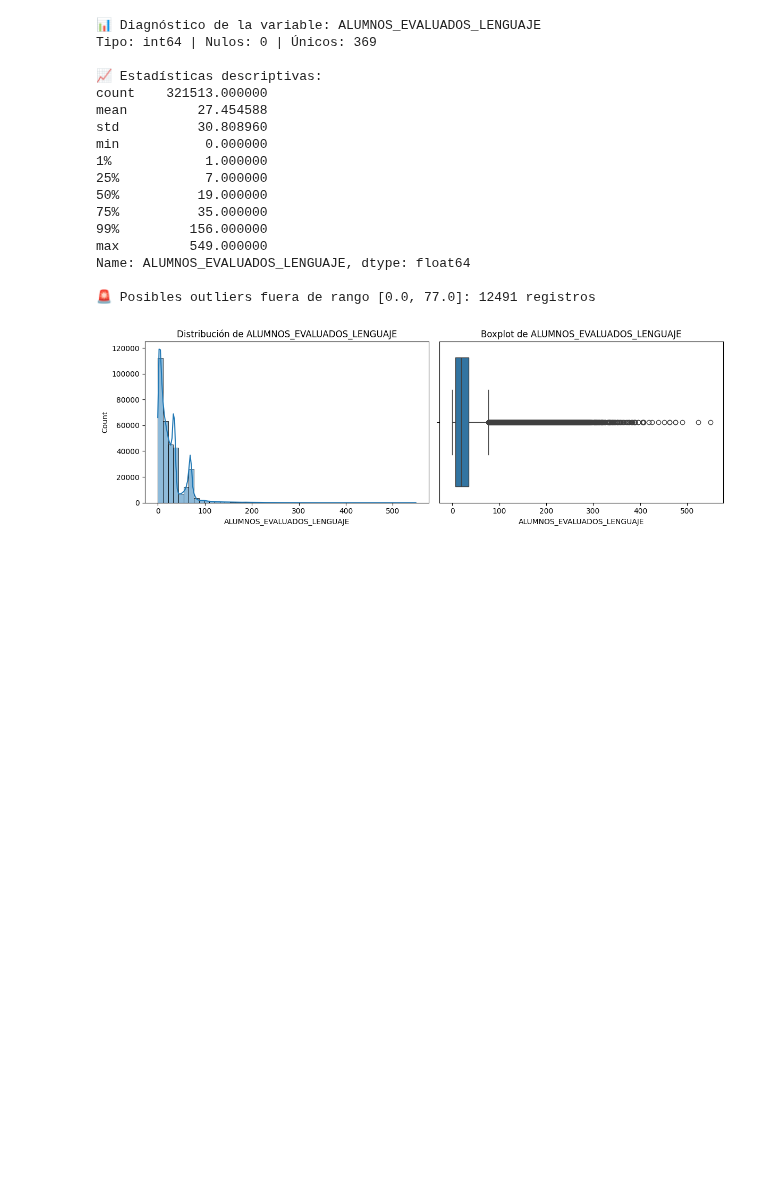
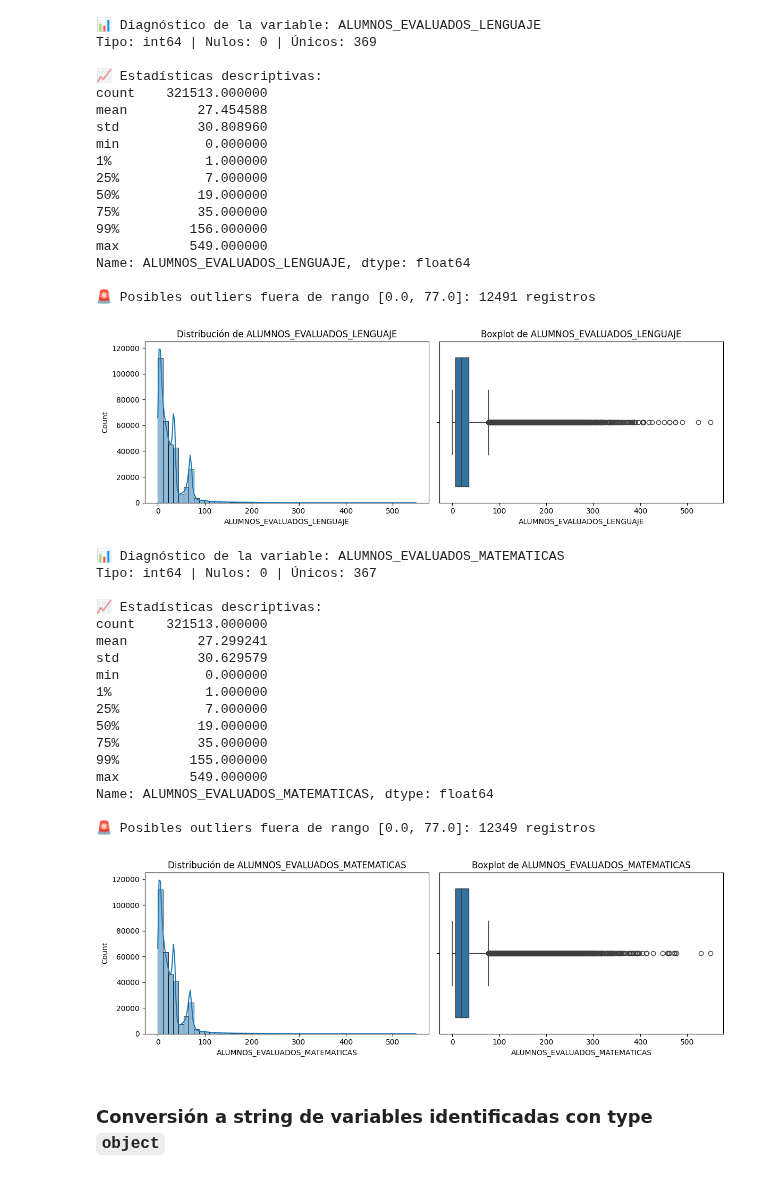
Before and after one commit to EAPS94/datos_tesis_petc, a Jupyter notebook: notebooks/exploracion_planea.ipynb, the cells around one changed output. Drawn from its saved outputs; the diff is of its cells as text; code cells hidden in the pictures; blank space fills up the shorter version.

Commit message:
Se modificó actualizó la limpieza de los datos finales y modificaciones en la generación automática de carpetas necesarias para primera configuración

```diff
--- a/notebooks/exploracion_planea.ipynb
+++ b/notebooks/exploracion_planea.ipynb
@@ -121,9 +121,6 @@ Tipo: object | Nulos: 0 | Únicos: 128
 # %% [markdown]
 ### Limpieza: Variable `ENT`
 # %%
-# Copia original para trazabilidad
-df["ENT_ORIGINAL"] = df["ENT"]
-
 # Diagnóstico inicial
 print("🔍 Valores únicos antes de limpiar:")
 print(sorted(df["ENT"].unique()))
@@ -310,10 +307,17 @@ def limpiar_turno(valor):
 
     if valor in ["TIEMPO COMPLETO", "COMPLETO"]:
         return "TIEMPO COMPLETO"
-    elif valor in ["AMPLIADO", "JORNADA AMPLIADA", "JORNADA AMPLIAD"]:
+    elif valor in ["AMPLIADO", "JORNADA AMPLIADA", "JORNADA AMPLIAD", "CONTINUO"]:
+        # 'CONTINUO' se agrupa como 'JORNADA AMPLIADA'
         return "JORNADA AMPLIADA"
     else:
         return valor
+
+# (opcional) corrección defensiva específica por trazabilidad
+fix_mask = (df["TURNO"].astype(str).str.upper().pipe(lambda s: s.str.normalize('NFKD').str.encode('ascii','ignore').str.decode('ascii')) == "CONTINUO") \
+           & (df.get("CLAVE_ESCUELA", pd.Series(False)).astype(str) == "28PES0187V")
+if fix_mask.any():
+    df.loc[fix_mask, "TURNO"] = "JORNADA AMPLIADA"
 
 df["TURNO"] = df["TURNO"].apply(limpiar_turno).astype("string")
 
@@ -573,3 +576,26 @@ Name: ALUMNOS_EVALUADOS_LENGUAJE, dtype: float64
 
 🚨 Posibles outliers fuera de rango [0.0, 77.0]: 12491 registros
 [figure]
+# %%
+analizar_variable_numerica(df, "ALUMNOS_EVALUADOS_MATEMATICAS")
+# %% [output]
+📊 Diagnóstico de la variable: ALUMNOS_EVALUADOS_MATEMATICAS
+Tipo: int64 | Nulos: 0 | Únicos: 367
+
+📈 Estadísticas descriptivas:
+count    321513.000000
+mean         27.299241
+std          30.629579
+min           0.000000
+1%            1.000000
+25%           7.000000
+50%          19.000000
+75%          35.000000
+99%         155.000000
+max         549.000000
+Name: ALUMNOS_EVALUADOS_MATEMATICAS, dtype: float64
+
+🚨 Posibles outliers fuera de rango [0.0, 77.0]: 12349 registros
+[figure, added]
+# %% [markdown]
+### Conversión a string de variables identificadas con type `object`
```
Also changed, not shown: parts of 7 cells of this notebook, 8 other files.
